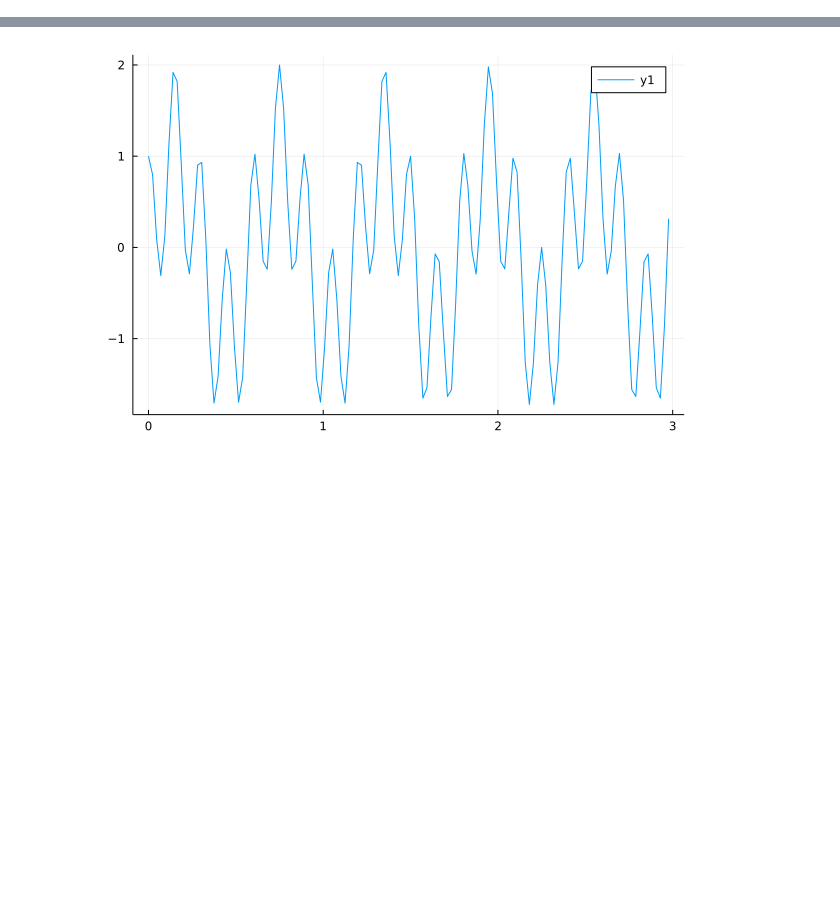
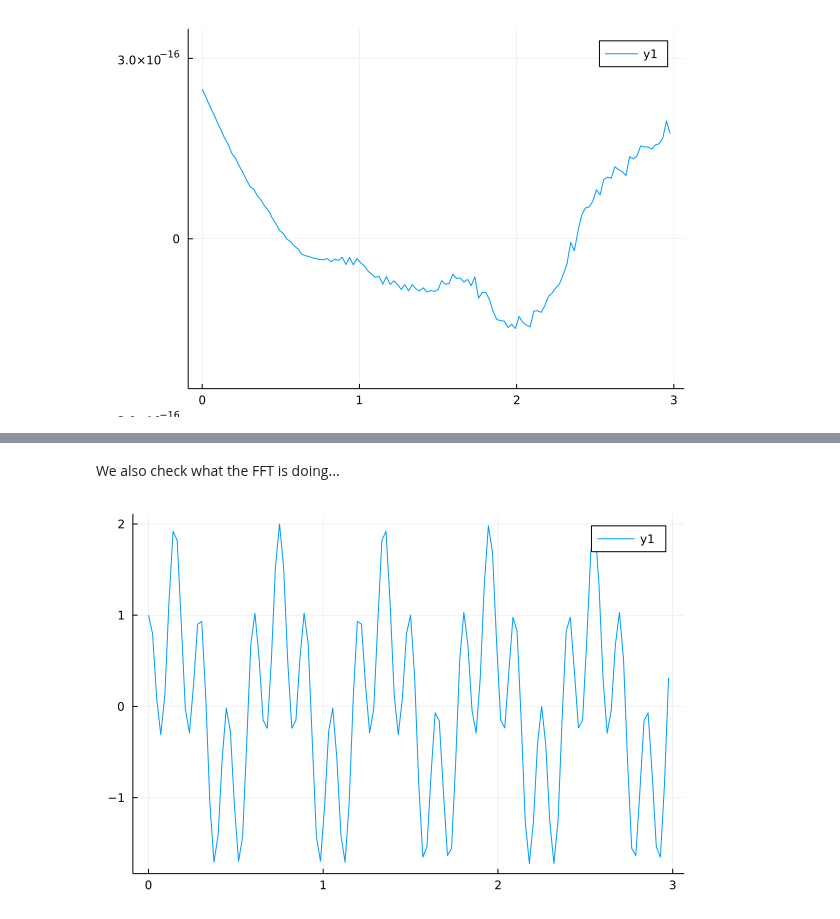
Before and after one commit to reula/PIC-1D, a Jupyter notebook: poisson.ipynb, the cells around one changed output, grey strips where cells are left out. Saved outputs shown, nothing was run; the diff lists cells and outputs as text; code cells hidden in the pictures; blank space fills up the shorter version.

```diff
--- a/poisson.ipynb
+++ b/poisson.ipynb
@@ -68,0 +29,4 @@ plot!(x,v,ls=:dash)
+# %%
+plot(x, ϕ - ϕe)
+# %% [output]
+[figure, added]
@@ -69,3 +47,5 @@ plot!(x,v,ls=:dash)
+# %% [markdown]
+We also check what the FFT is doing...
 # %%
 J = 128
 #J = 1028
```
Also changed, not shown: parts of 11 cells of this notebook, 2 other files.
